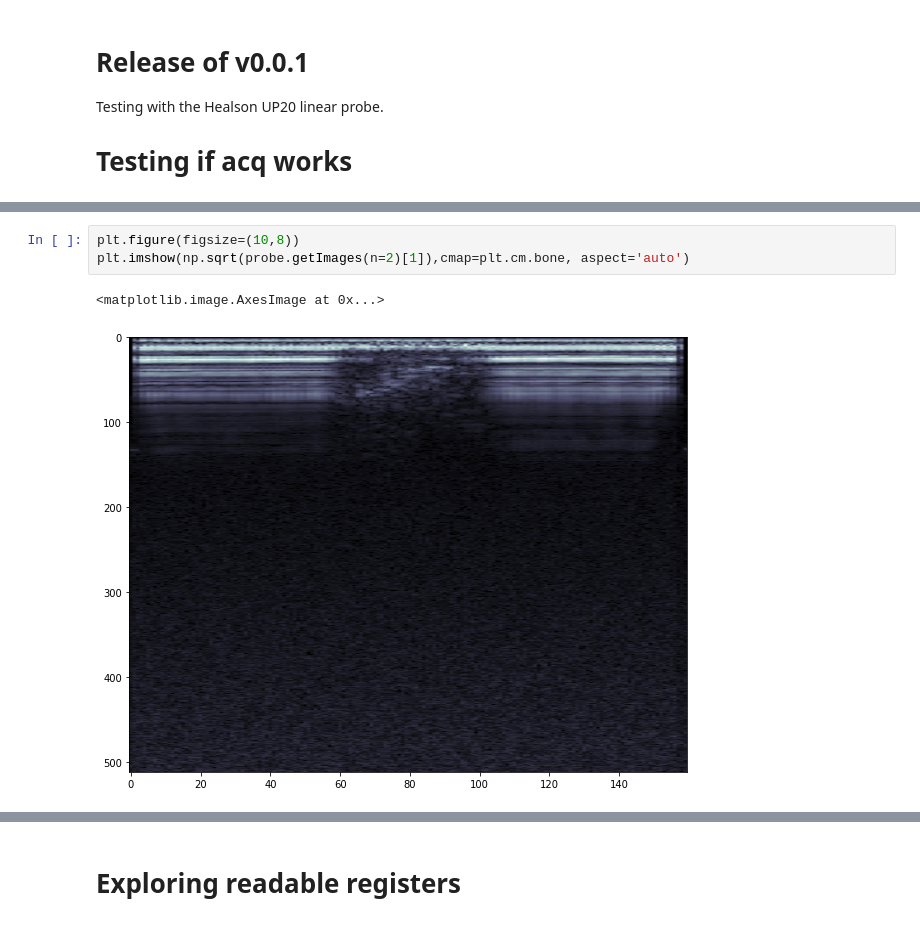
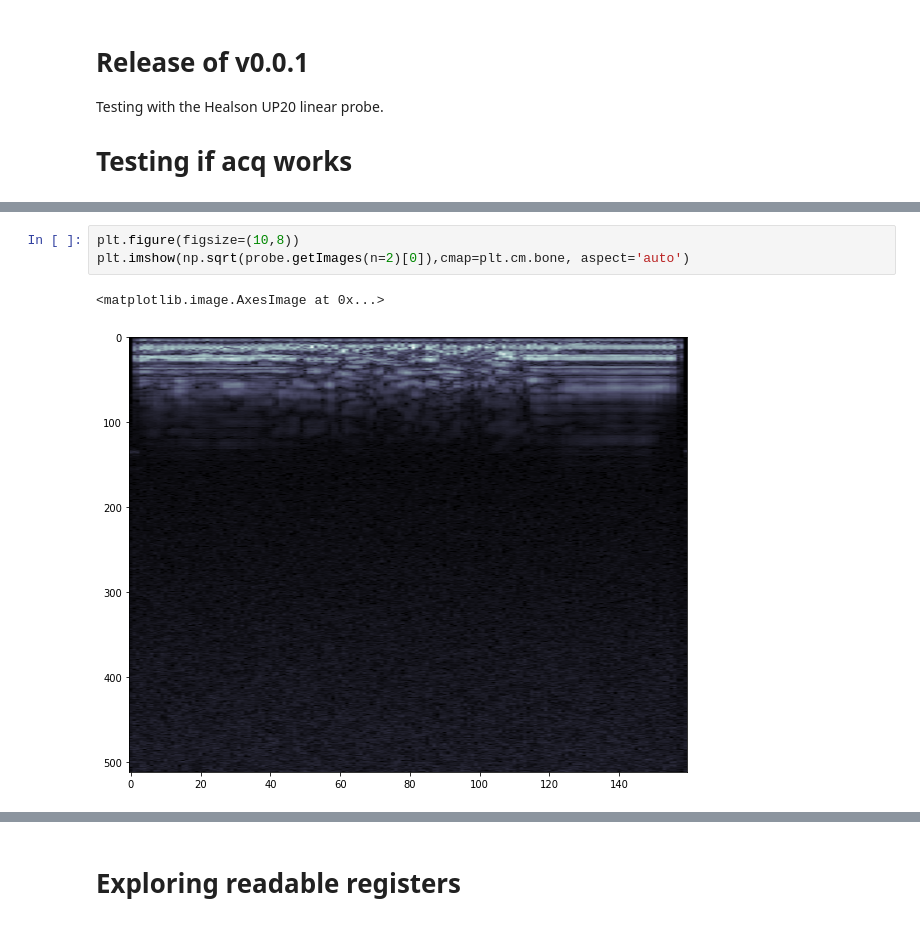
Before and after one commit to kelu124/pyusbus, a Jupyter notebook: experiments/20210325-UP20L_init.ipynb, the cells around one changed output, grey strips where cells are left out. Saved outputs shown, nothing was run; the diff lists cells and outputs as text.

```diff
--- a/experiments/20210325-UP20L_init.ipynb
+++ b/experiments/20210325-UP20L_init.ipynb
@@ -25,6 +23,6 @@ Error: Incorrect padding
 # %%
 plt.figure(figsize=(10,8))
-plt.imshow(np.sqrt(probe.getImages(n=2)[1]),cmap=plt.cm.bone, aspect='auto')
+plt.imshow(np.sqrt(probe.getImages(n=2)[0]),cmap=plt.cm.bone, aspect='auto')
 # %% [output]
 <matplotlib.image.AxesImage at 0x...>
-[figure, old version]
+[figure, new version]
```
Also changed, not shown: parts of 5 cells of this notebook, 1 other file.
